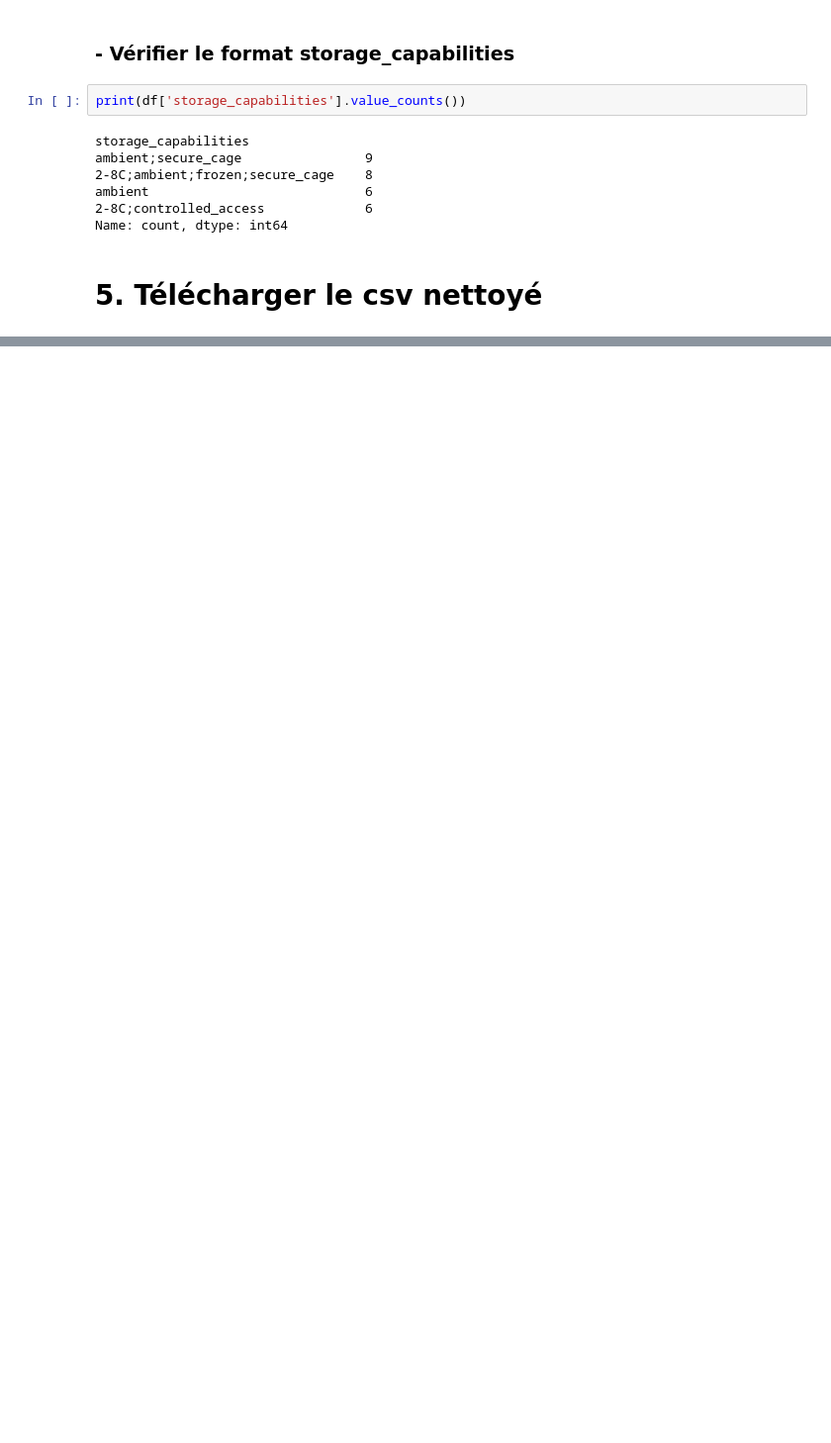
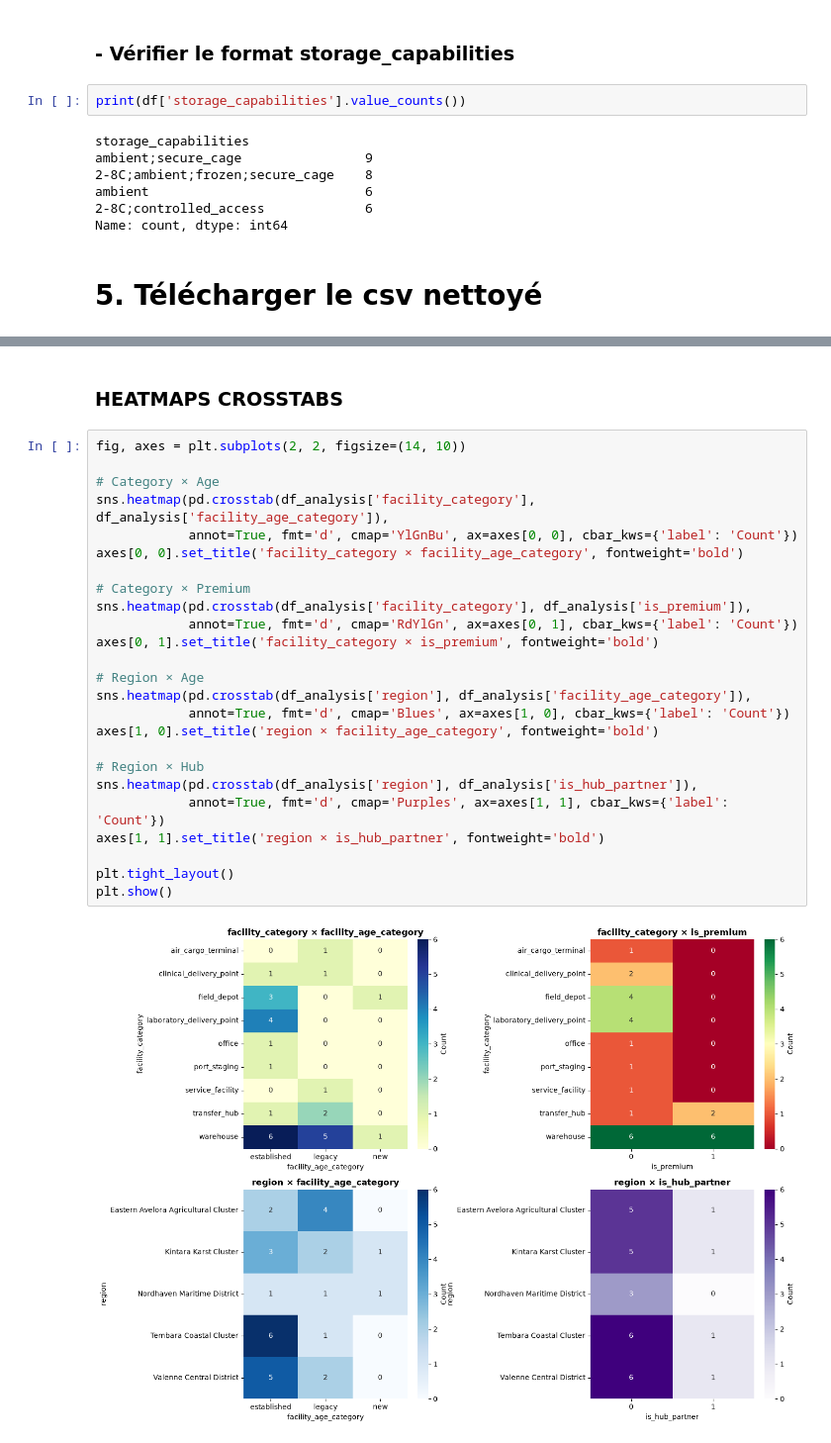
Before and after one commit to HananeDjouadi/G05-DataMining-2627, a Jupyter notebook: data/logistics/erp_facilities.ipynb, the cells around one changed output, grey strips where cells are left out. Shown at 99% size. Saved outputs shown, nothing was run; the diff lists cells and outputs as text; blank space fills up the shorter version.

```diff
--- a/data/logistics/erp_facilities.ipynb
+++ b/data/logistics/erp_facilities.ipynb
@@ -313,0 +839,29 @@ df.to_csv('erp_facilities_cleaned.csv', index=False)
+# %% [markdown]
+### HEATMAPS CROSSTABS
+# %%
+fig, axes = plt.subplots(2, 2, figsize=(14, 10))
+
+# Category × Age
+sns.heatmap(pd.crosstab(df_analysis['facility_category'], df_analysis['facility_age_category']),
+            annot=True, fmt='d', cmap='YlGnBu', ax=axes[0, 0], cbar_kws={'label': 'Count'})
+axes[0, 0].set_title('facility_category × facility_age_category', fontweight='bold')
+
+# Category × Premium
+sns.heatmap(pd.crosstab(df_analysis['facility_category'], df_analysis['is_premium']),
+            annot=True, fmt='d', cmap='RdYlGn', ax=axes[0, 1], cbar_kws={'label': 'Count'})
+axes[0, 1].set_title('facility_category × is_premium', fontweight='bold')
+
+# Region × Age
+sns.heatmap(pd.crosstab(df_analysis['region'], df_analysis['facility_age_category']),
+            annot=True, fmt='d', cmap='Blues', ax=axes[1, 0], cbar_kws={'label': 'Count'})
+axes[1, 0].set_title('region × facility_age_category', fontweight='bold')
+
+# Region × Hub
+sns.heatmap(pd.crosstab(df_analysis['region'], df_analysis['is_hub_partner']),
+            annot=True, fmt='d', cmap='Purples', ax=axes[1, 1], cbar_kws={'label': 'Count'})
+axes[1, 1].set_title('region × is_hub_partner', fontweight='bold')
+
+plt.tight_layout()
+plt.show()
+# %% [output]
+[figure, added]
```
Also changed, not shown: parts of 41 cells of this notebook.
